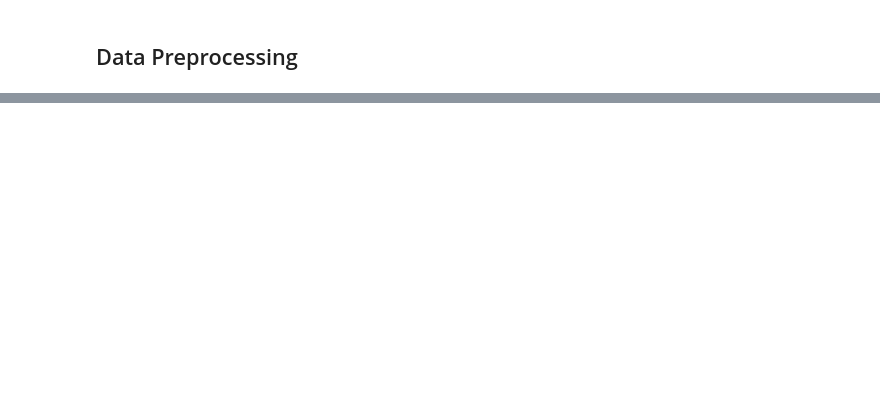
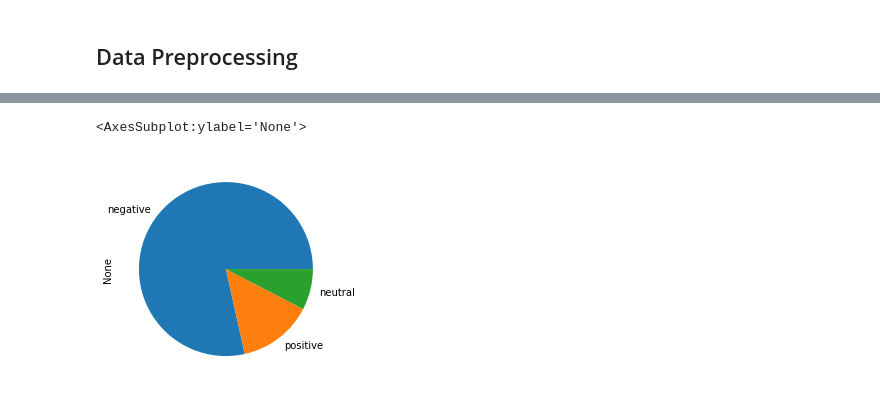
Before and after one commit to naragift/sentiment-analysis, a Jupyter notebook: main.ipynb, the cells around one changed output, grey strips where cells are left out. Drawn from its saved outputs; the diff is of its cells as text; code cells hidden in the pictures; blank space fills up the shorter version.

```diff
--- a/main.ipynb
+++ b/main.ipynb
@@ -145,0 +290,5 @@ weighted avg       0.57      0.75      0.65        69
+# %%
+test_df.value_counts('label').plot(kind='pie')
+# %% [output]
+<AxesSubplot:ylabel='None'>
+[figure, added]
```
Also changed, not shown: parts of 19 cells of this notebook, 1 other file.
